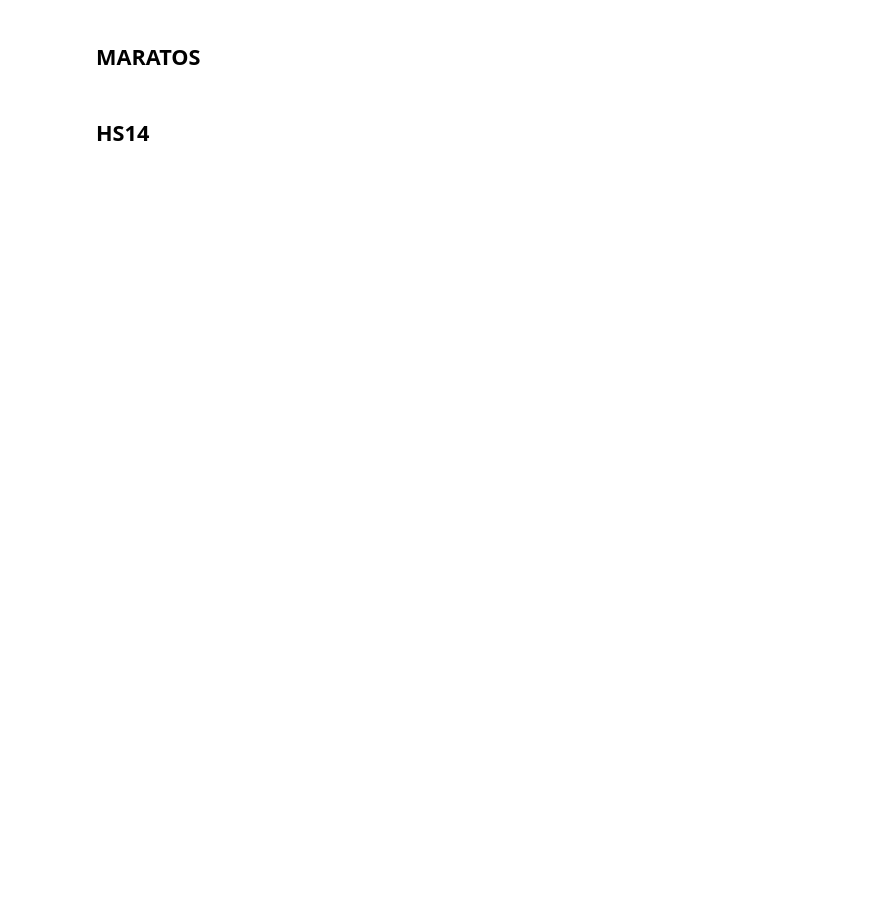
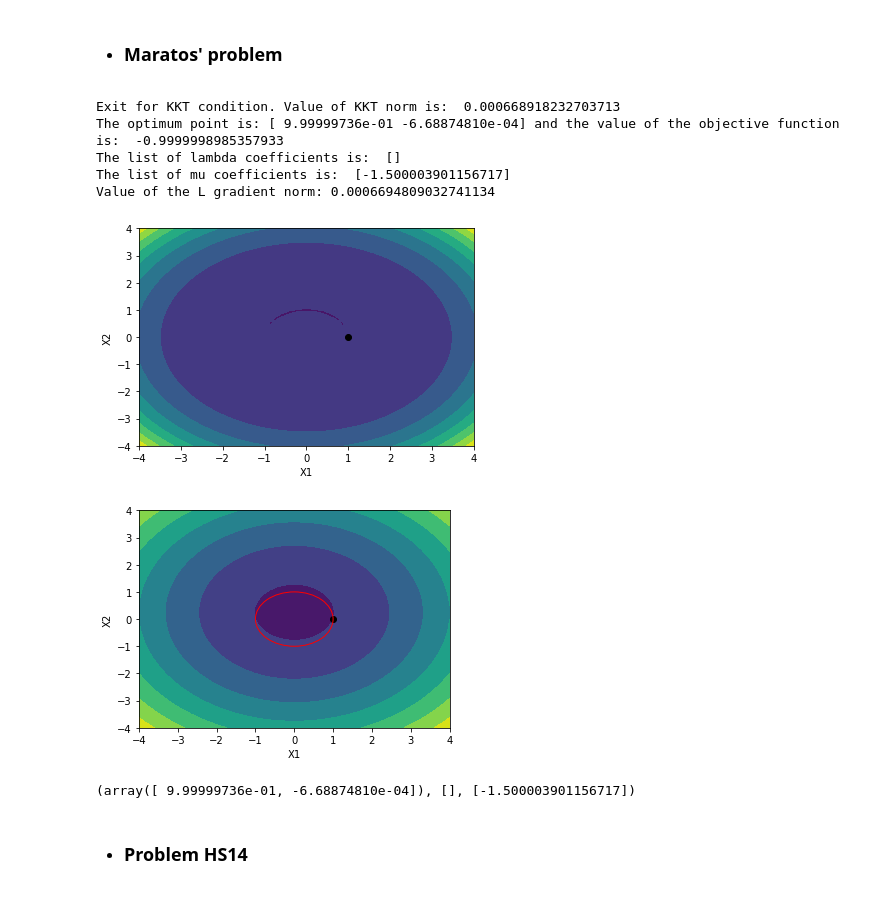
Before and after one commit to GiacomoBacchetta/Augmented-Lagrangian-Method, a Jupyter notebook: ALM - Code.ipynb, the cells around one changed output. Saved outputs shown, nothing was run; the diff lists cells and outputs as text; code cells hidden in the pictures; blank space fills up the shorter version.

```diff
--- a/ALM - Code.ipynb
+++ b/ALM - Code.ipynb
@@ -33,21 +247,29 @@ h = []
 # %% [markdown]
-## MARATOS
+* ### Maratos' problem
 # %%
-# def f(x):
-#     return -x[0] + 2*(x[0]**2 + x[1]**2 -1)
+g = []
+h = []
 
-# def h1(x):
-#     return x[0]**2 + x[1]**2 - 1
-# h.append(h1)
+def f(x):
+    return -x[0] + 2*(x[0]**2 + x[1]**2 -1)
 
-# x0 = np.array([-1. , -1.])
+def h1(x):
+    return x[0]**2 + x[1]**2 - 1
+h.append(h1)
+
+x0 = np.array([-1. , -1.])
 
 
-
-# AUGLAG: STOP! KKT conditions satisfied.
-# AUGLAG: Best point is: [ 9.99938099e-01 -6.72762635e-04] with lambda= [] and mu= [-1.4998927461361513]
-# AUGLAG: Value of the objective function: -1.00018478975495
-#         [True, 0.000689991708455042, 0]
+aug_lag(f, g, h, x0)
+# %% [output]
+Exit for KKT condition. Value of KKT norm is:  0.000668918232703713
+The optimum point is: [ 9.99999736e-01 -6.68874810e-04] and the value of the objective function is:  -0.9999998985357933
+The list of lambda coefficients is:  []
+The list of mu coefficients is:  [-1.500003901156717]
+Value of the L gradient norm: 0.0006694809032741134
+[figure, added]
+[figure, added]
+(array([ 9.99999736e-01, -6.68874810e-04]), [], [-1.500003901156717])
 # %% [markdown]
-## HS14
+* ### Problem HS14
 # %%
```
Also changed, not shown: parts of 41 cells of this notebook.
